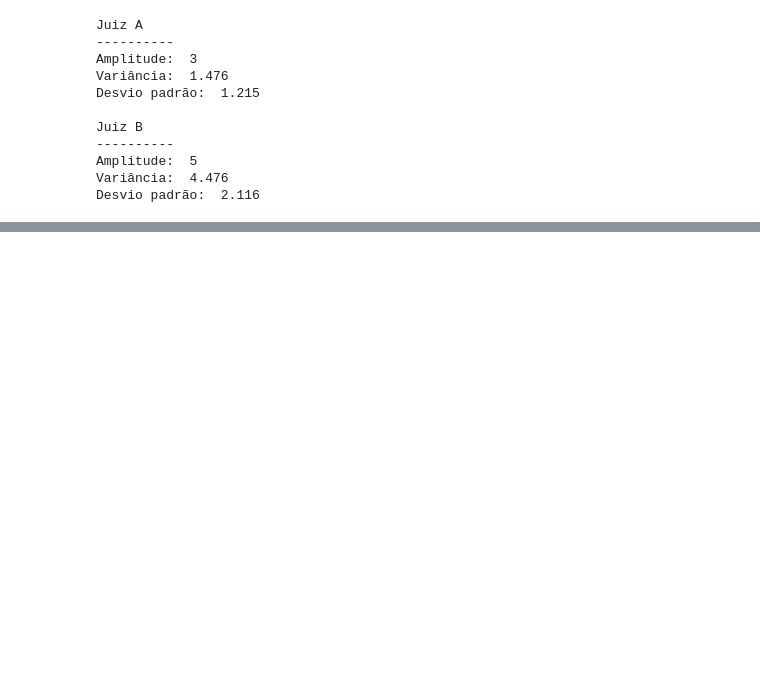
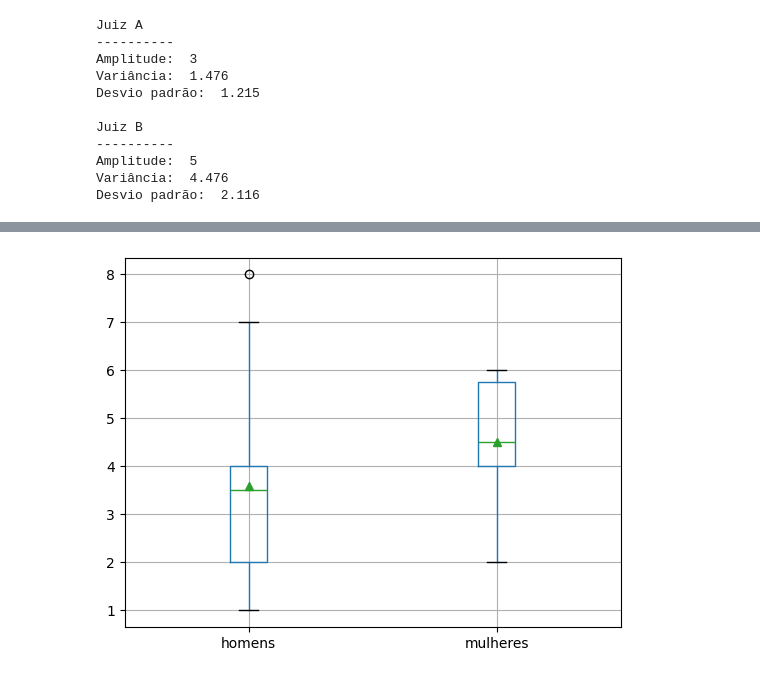
Before and after one commit to Cosamores/cdsi, a Jupyter notebook: explorando_dados.ipynb, the cells around one changed output, grey strips where cells are left out. Drawn from its saved outputs; the diff is of its cells as text; code cells hidden in the pictures; blank space fills up the shorter version.

```diff
--- a/explorando_dados.ipynb
+++ b/explorando_dados.ipynb
@@ -81,0 +117,12 @@ Desvio padrão:  2.116
+# %%
+import matplotlib.pyplot as plt
+
+df = pd.DataFrame({
+    "homens": [4, 2, 7, 3, 1, 4, 2, 4, 8, 1],
+    "mulheres": [5, 4, 6, 5, 4, 2, 6, 6, 4, 3]
+    })
+
+boxplot = df.boxplot(column=["homens", "mulheres"], showmeans=True)
+plt.show()
+# %% [output]
+[figure, added]
```
Also changed, not shown: parts of 4 cells of this notebook.
